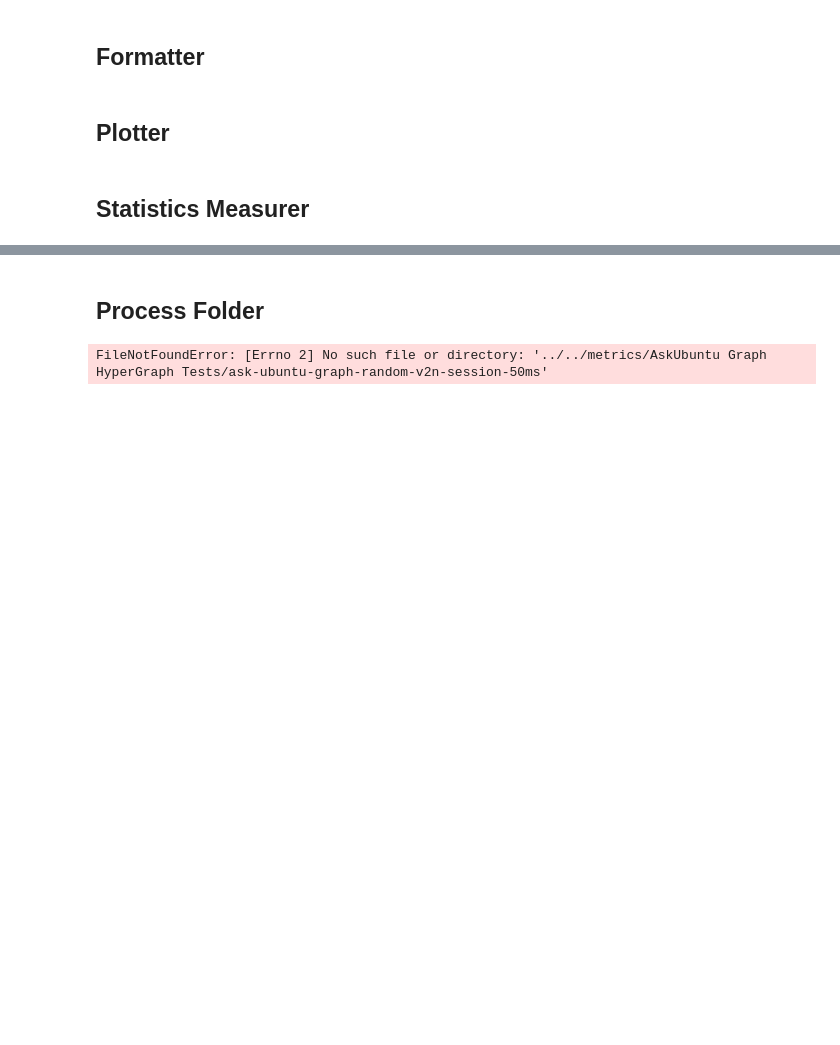
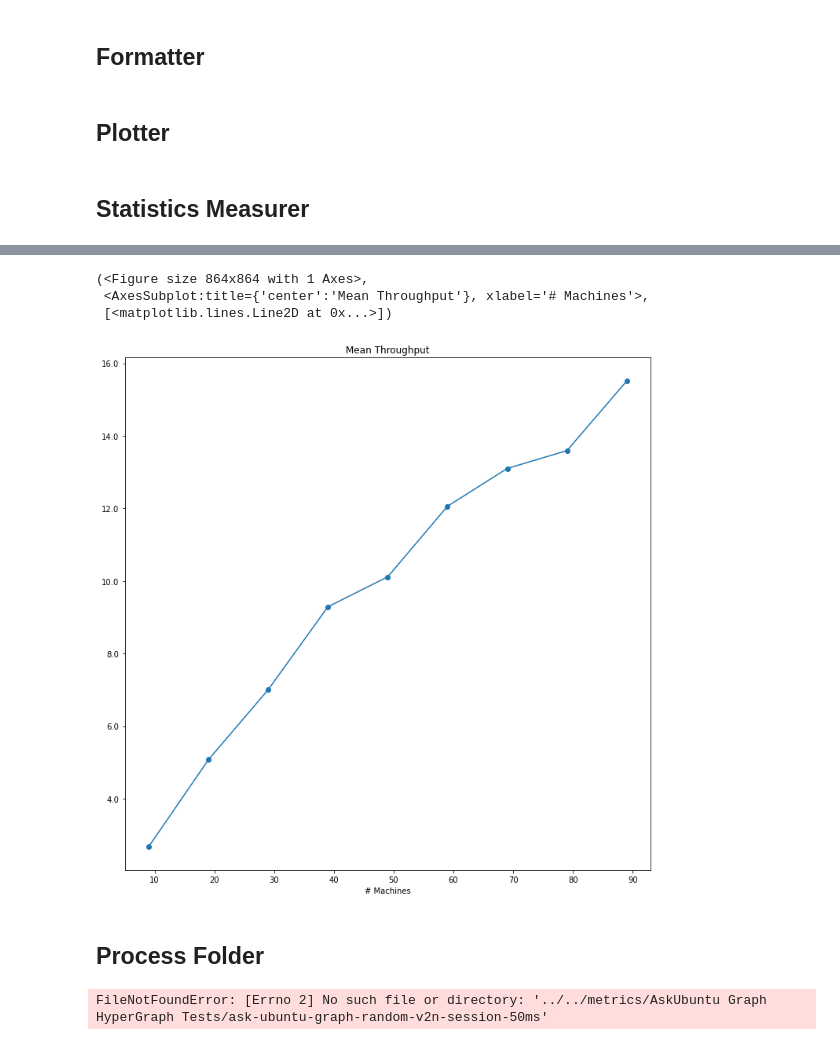
Before and after one commit to Rustam-Warwick/d3-gnn, a Jupyter notebook: helper-scripts/jupyter/Flink Metrics.ipynb, the cells around one changed output, grey strips where cells are left out. Drawn from its saved outputs; the diff is of its cells as text; code cells hidden in the pictures; blank space fills up the shorter version.

```diff
--- a/helper-scripts/jupyter/Flink Metrics.ipynb
+++ b/helper-scripts/jupyter/Flink Metrics.ipynb
@@ -205,3 +216,12 @@ class MetricStatistics:
+# %%
+fig, ax = plt.subplots(1,1, figsize=(12,12), gridspec_kw={"hspace":0.6})
+a = MetricStatistics(entry_folder_name="../../metrics/metrics_streaming_dgraph/", metric_name="throughput").get_max_throughput()
+plot_aggregated_dict("Mean Throughput", [a.output], ["HDRF-4"], ["o"], ["-"], [None], xlabel="# Machines", formatter=fmt_div_e5, pre_fig=(fig,ax))
+# %% [output]
+(<Figure size 864x864 with 1 Axes>,
+ <AxesSubplot:title={'center':'Mean Throughput'}, xlabel='# Machines'>,
+ [<matplotlib.lines.Line2D at 0x...>])
+[figure, added]
 # %% [markdown]
 ## Process Folder
 # %%
```
Also changed, not shown: parts of 3 cells of this notebook.
